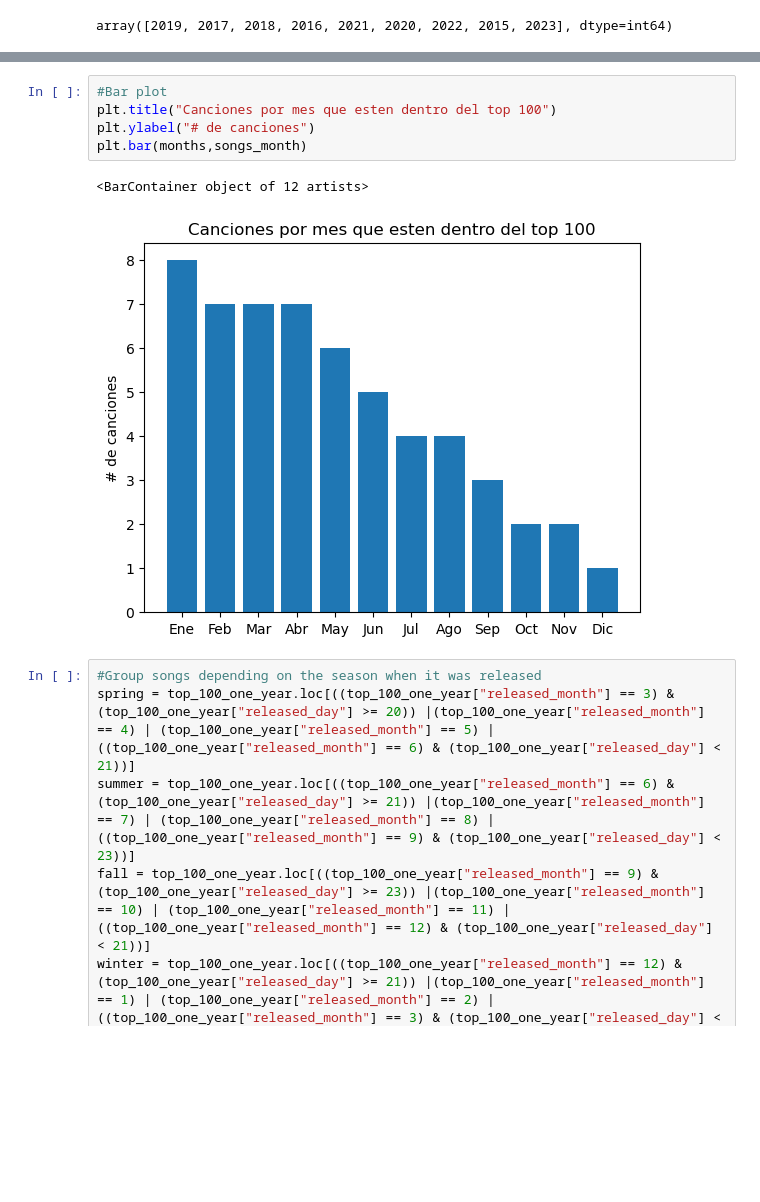
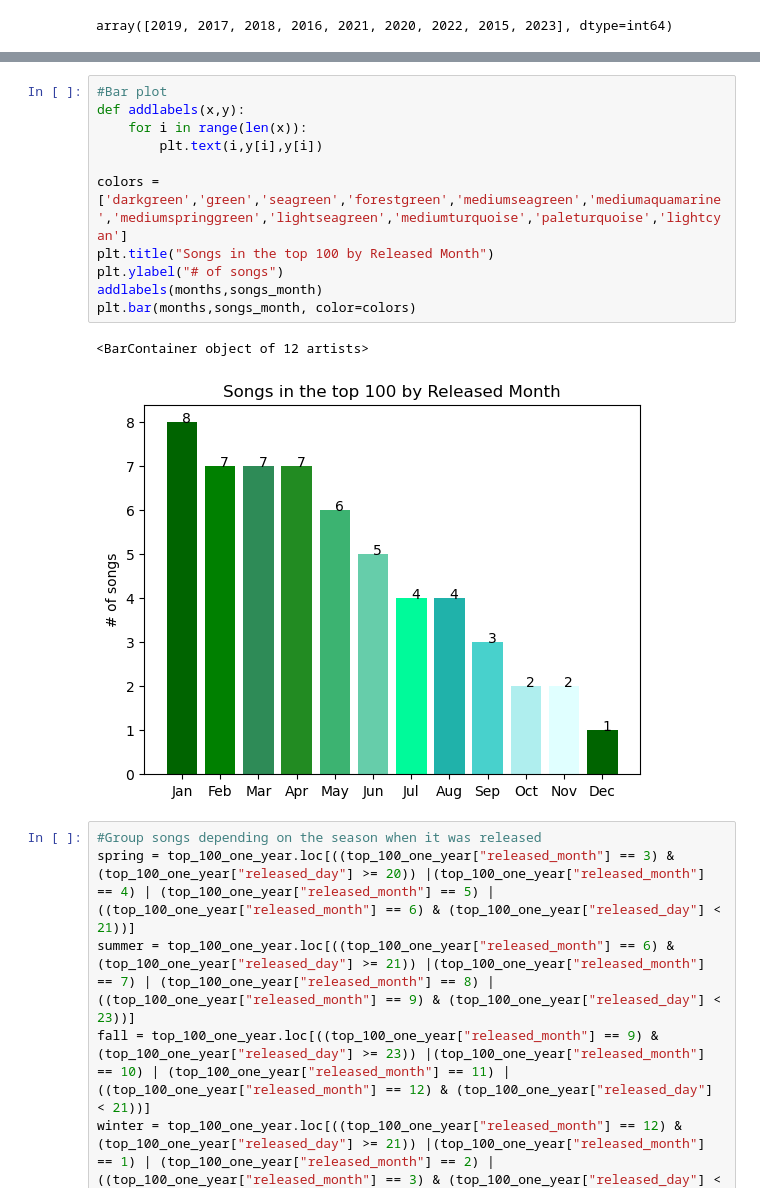
Before and after one commit to luisrodriguezror/project1, a Jupyter notebook: CarlosValencia.ipynb, the cells around one changed output, grey strips where cells are left out. Drawn from its saved outputs; the diff is of its cells as text; blank space fills up the shorter version.

```diff
--- a/CarlosValencia.ipynb
+++ b/CarlosValencia.ipynb
@@ -36,11 +36,17 @@ plt.plot(months,songs_month)
-# %%
-#Bar plot
-plt.title("Canciones por mes que esten dentro del top 100")
-plt.ylabel("# de canciones")
-plt.bar(months,songs_month)
-# %% [output]
-<BarContainer object of 12 artists>
-[figure, removed]
+# %%
+#Bar plot
+def addlabels(x,y):
+    for i in range(len(x)):
+        plt.text(i,y[i],y[i])
+
+colors = ['darkgreen','green','seagreen','forestgreen','mediumseagreen','mediumaquamarine','mediumspringgreen','lightseagreen','mediumturquoise','paleturquoise','lightcyan']
+plt.title("Songs in the top 100 by Released Month")
+plt.ylabel("# of songs")
+addlabels(months,songs_month)
+plt.bar(months,songs_month, color=colors)
+# %% [output]
+<BarContainer object of 12 artists>
+[figure, added]
 # %%
 #Group songs depending on the season when it was released
 spring = top_100_one_year.loc[((top_100_one_year["released_month"] == 3) & (top_100_one_year["released_day"] >= 20)) |(top_100_one_year["released_month"] == 4) | (top_100_one_year["released_month"] == 5) | ((top_100_one_year["released_month"] == 6) & (top_100_one_year["released_day"] < 21))]
```
Also changed, not shown: parts of 3 cells of this notebook.
